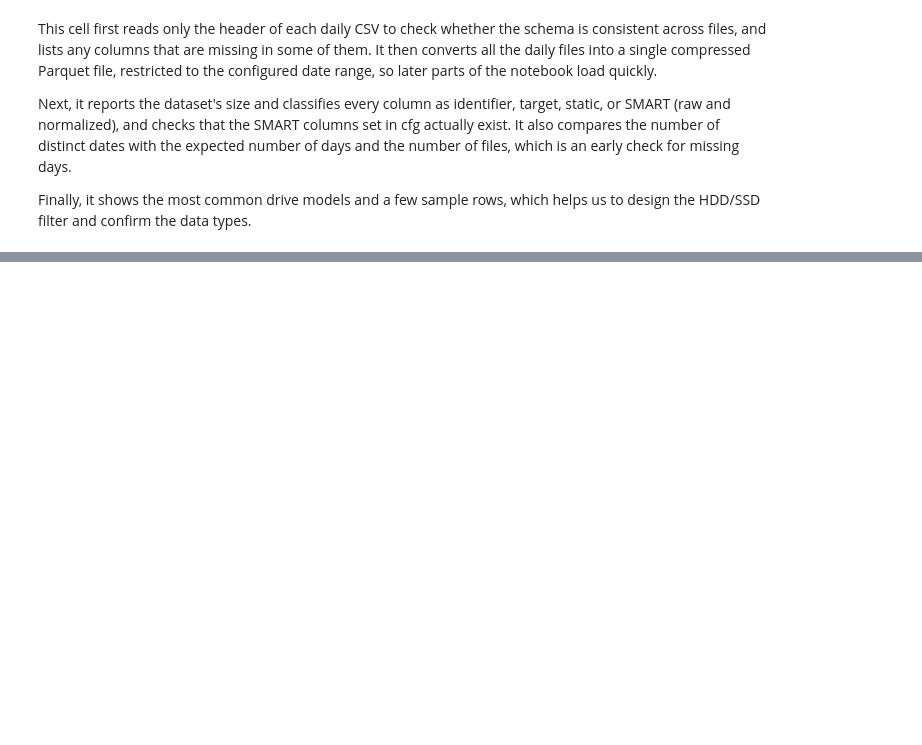
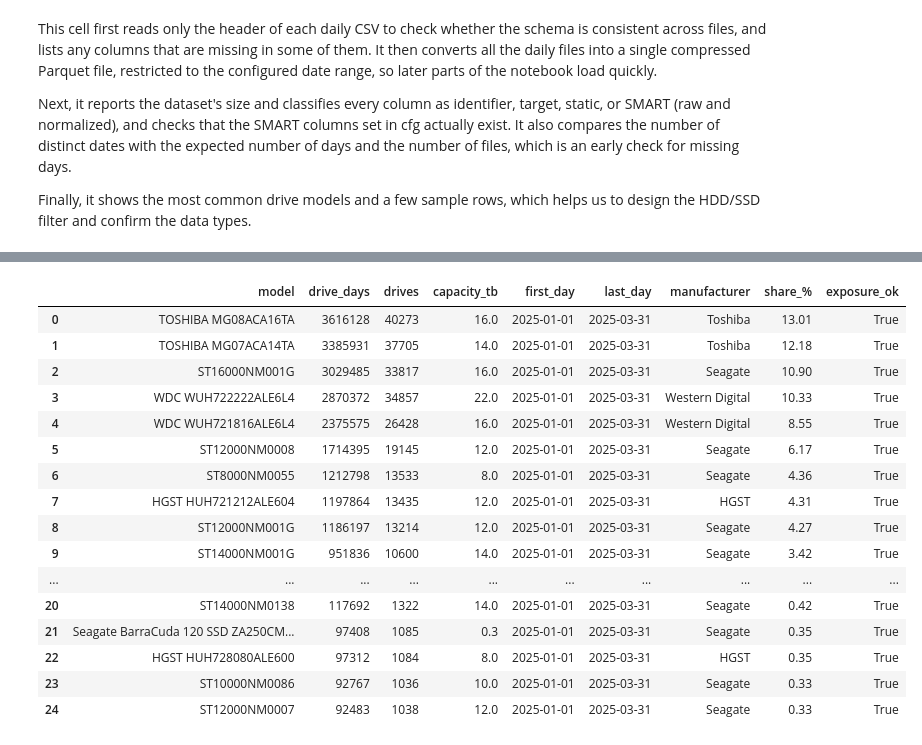
Before and after one commit to tarteeg/disk-failure-analysis, a Jupyter notebook: notebooks/eda_q1_2025.ipynb, the cells around one changed output, grey strips where cells are left out. Drawn from its saved outputs; the diff is of its cells as text; code cells hidden in the pictures; blank space fills up the shorter version.

```diff
--- a/notebooks/eda_q1_2025.ipynb
+++ b/notebooks/eda_q1_2025.ipynb
@@ -216,0 +229,63 @@ Distinct models: 76
+# %%
+# --- Manufacturer from the model name (ordered rules, first match wins) ---
+MANUFACTURER_RULES = [
+    (r"^(SEAGATE|ST\d)",                         "Seagate"),
+    (r"^(HGST|HITACHI|HUH|HMS|HDS)",              "HGST"),
+    (r"^(WDC|WD\d|WD |WUH)",                         "Western Digital"),
+    (r"^(TOSHIBA|MG\d|MD\d|MN\d|DT\d)",        "Toshiba"),
+    (r"^(SAMSUNG|MZ)",                            "Samsung"),
+    (r"^(MICRON|MTFD|CRUCIAL|CT\d)",              "Micron/Crucial"),
+    (r"^(DELL)",                                  "Dell"),
+    (r"^(KINGSTON|SA\d)",                         "Kingston"),
+    (r"^(SSDSC|INTEL)",                           "Intel"),
+    (r"^(SANDISK|SD\w)",                          "SanDisk"),
+]
+
+def manufacturer_of(model):
+    name = str(model).strip().upper()
+    return next((m for pattern, m in MANUFACTURER_RULES if re.match(pattern, name)), "Other")
+
+# Models are COALESCEd so that a missing model name stays visible instead of being dropped by joins/groupbys
+con.execute("CREATE OR REPLACE VIEW dq AS SELECT * REPLACE (COALESCE(model, '<unknown>') AS model) FROM raw")
+
+per_model = con.execute("""
+    SELECT model,
+           COUNT(*)                          AS drive_days,
+           COUNT(DISTINCT serial_number)     AS drives,
+           ROUND(MAX(capacity_bytes)/1e12, 1) AS capacity_tb,
+           MIN(date)                         AS first_day,
+           MAX(date)                         AS last_day
+    FROM dq GROUP BY model
+""").df()
+per_model["manufacturer"] = per_model["model"].map(manufacturer_of)
+per_model["share_%"] = (100 * per_model["drive_days"] / per_model["drive_days"].sum()).round(2)
+per_model["exposure_ok"] = per_model["drive_days"] >= cfg.min_drive_days_per_model
+per_model = per_model.sort_values("drive_days", ascending=False).reset_index(drop=True)
+
+# Make the model -> manufacturer mapping available to SQL for later parts
+con.execute("CREATE OR REPLACE TABLE model_info AS SELECT model, manufacturer FROM per_model")
+
+unmapped = per_model.loc[per_model["manufacturer"] == "Other", "model"].tolist()
+print(f"Models: {len(per_model)} | unmapped (-> 'Other'): {len(unmapped)}")
+if unmapped:
+    print("  ", unmapped)
+
+per_manuf = (per_model.groupby("manufacturer")
+             .agg(models=("model", "count"), drives=("drives", "sum"), drive_days=("drive_days", "sum"),
+                  models_exposure_ok=("exposure_ok", "sum"))
+             .assign(**{"share_%": lambda d: (100 * d["drive_days"] / d["drive_days"].sum()).round(2)})
+             .sort_values("drive_days", ascending=False))
+# drives is summed over models: a serial seen under two models would count twice (checked in 3.2)
+
+ok = per_model["exposure_ok"]
+print(f"\nTotal drive-days: {per_model['drive_days'].sum():,} | "
+      f"models >= {cfg.min_drive_days_per_model:,} drive-days: {ok.sum()}/{len(per_model)} "
+      f"({per_model.loc[ok, 'drive_days'].sum() / per_model['drive_days'].sum():.2%} of drive-days)")
+
+print("\nPer manufacturer")
+display(per_manuf)
+print("Per model (top 25 by drive-days)")
+display(per_model.head(25))
+print("Models below the exposure filter (bottom 10)")
+display(per_model.loc[~ok].tail(10))
+# %% [output]
@@ -216,0 +308,17 @@ Distinct models: 76
+|  | model | drive_days | drives | capacity_tb | first_day | last_day | manufacturer | share_% | exposure_ok |
+| 0 | TOSHIBA MG08ACA16TA | 3616128 | 40273 | 16.0 | 2025-01-01 | 2025-03-31 | Toshiba | 13.01 | True |
+| 1 | TOSHIBA MG07ACA14TA | 3385931 | 37705 | 14.0 | 2025-01-01 | 2025-03-31 | Toshiba | 12.18 | True |
+| 2 | ST16000NM001G | 3029485 | 33817 | 16.0 | 2025-01-01 | 2025-03-31 | Seagate | 10.90 | True |
+| 3 | WDC WUH722222ALE6L4 | 2870372 | 34857 | 22.0 | 2025-01-01 | 2025-03-31 | Western Digital | 10.33 | True |
+| 4 | WDC WUH721816ALE6L4 | 2375575 | 26428 | 16.0 | 2025-01-01 | 2025-03-31 | Western Digital | 8.55 | True |
+| 5 | ST12000NM0008 | 1714395 | 19145 | 12.0 | 2025-01-01 | 2025-03-31 | Seagate | 6.17 | True |
+| 6 | ST8000NM0055 | 1212798 | 13533 | 8.0 | 2025-01-01 | 2025-03-31 | Seagate | 4.36 | True |
+| 7 | HGST HUH721212ALE604 | 1197864 | 13435 | 12.0 | 2025-01-01 | 2025-03-31 | HGST | 4.31 | True |
+| 8 | ST12000NM001G | 1186197 | 13214 | 12.0 | 2025-01-01 | 2025-03-31 | Seagate | 4.27 | True |
+| 9 | ST14000NM001G | 951836 | 10600 | 14.0 | 2025-01-01 | 2025-03-31 | Seagate | 3.42 | True |
+| ... | ... | ... | ... | ... | ... | ... | ... | ... | ... |
+| 20 | ST14000NM0138 | 117692 | 1322 | 14.0 | 2025-01-01 | 2025-03-31 | Seagate | 0.42 | True |
+| 21 | Seagate BarraCuda 120 SSD ZA250CM... | 97408 | 1085 | 0.3 | 2025-01-01 | 2025-03-31 | Seagate | 0.35 | True |
+| 22 | HGST HUH728080ALE600 | 97312 | 1084 | 8.0 | 2025-01-01 | 2025-03-31 | HGST | 0.35 | True |
+| 23 | ST10000NM0086 | 92767 | 1036 | 10.0 | 2025-01-01 | 2025-03-31 | Seagate | 0.33 | True |
+| 24 | ST12000NM0007 | 92483 | 1038 | 12.0 | 2025-01-01 | 2025-03-31 | Seagate | 0.33 | True |
```
Also changed, not shown: parts of 8 cells of this notebook.
